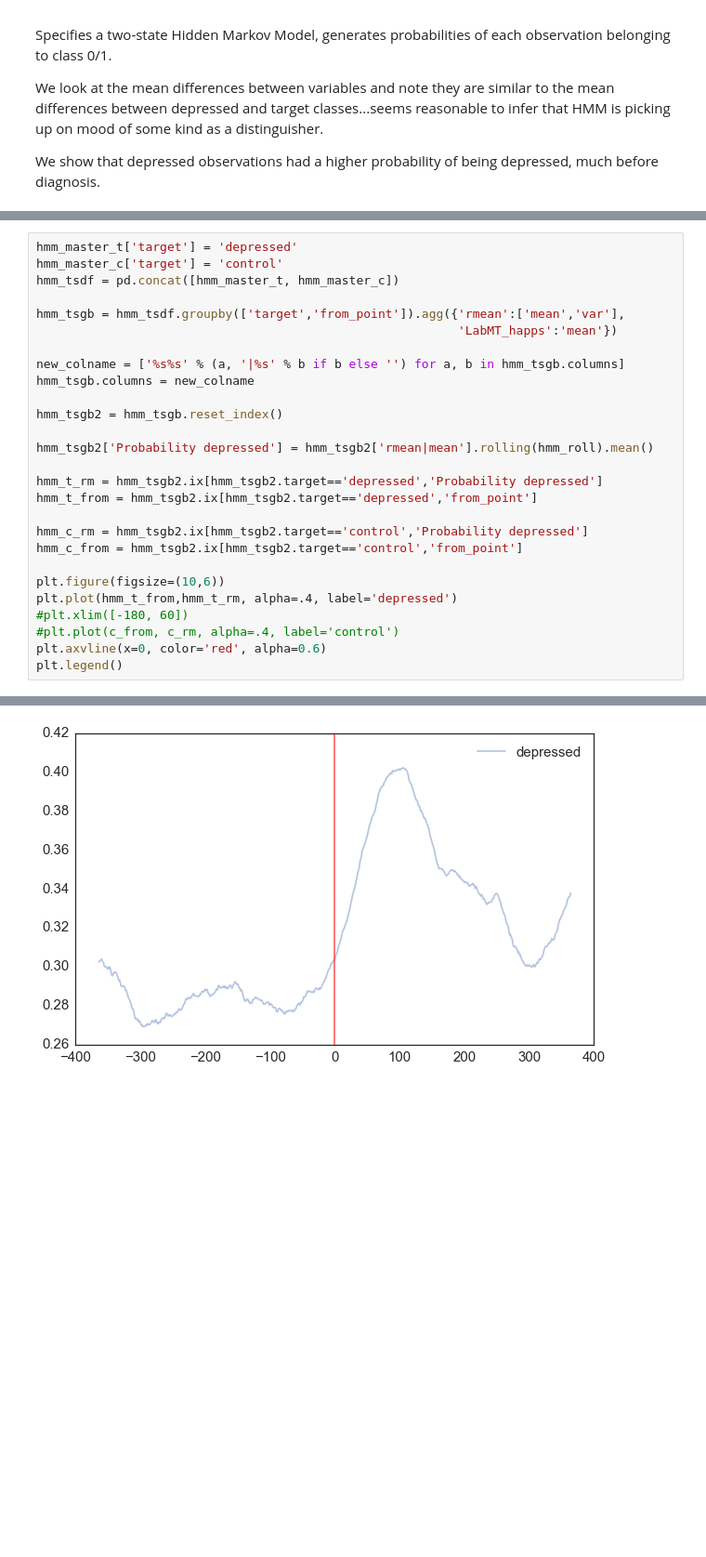
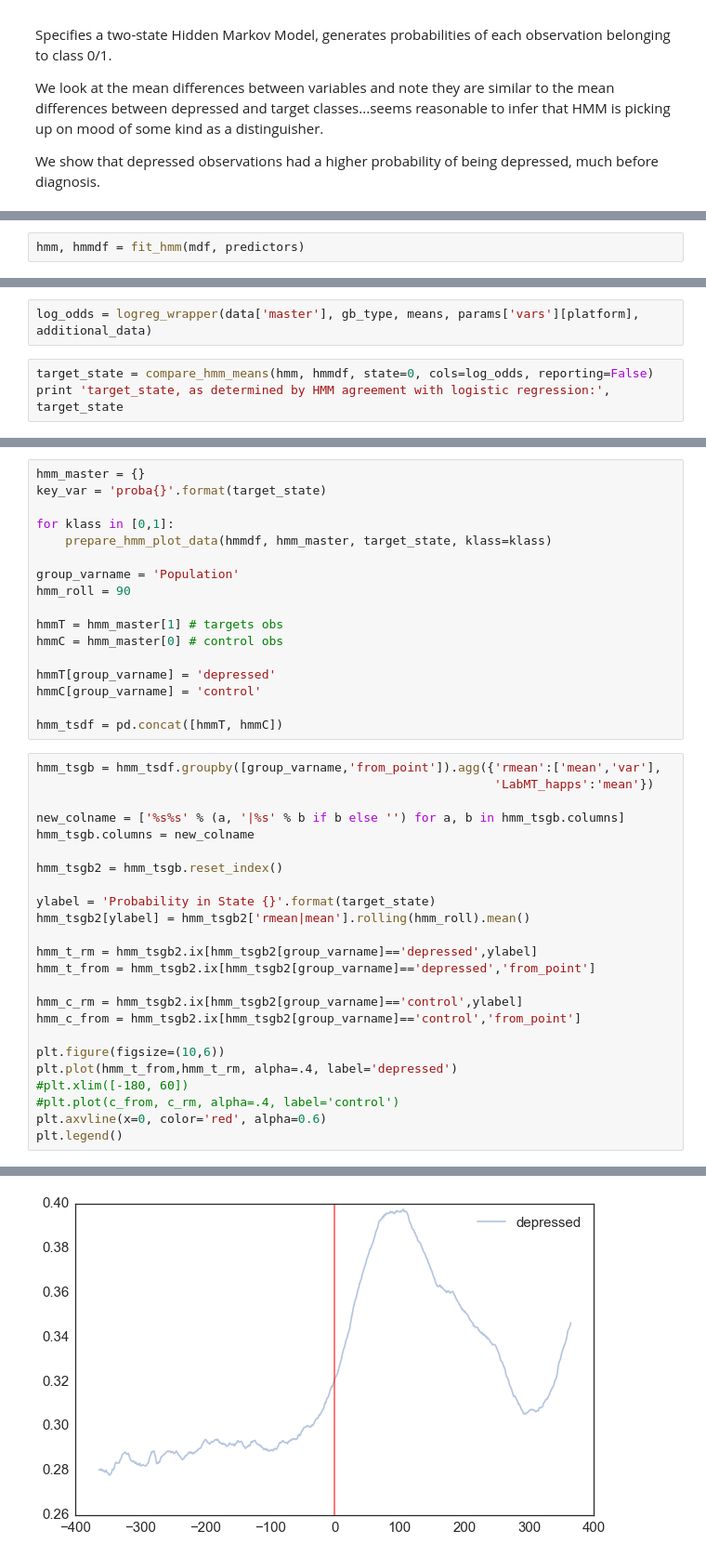
Before and after one commit to andrewreece/predicthealth, a Jupyter notebook: mixture_models.ipynb, the cells around one changed output, grey strips where cells are left out. Shown: that part at 93% size. Drawn from its saved outputs; the diff is of its cells as text; blank space fills up the shorter version.

Commit message:
Found HMM bug, fixed, and moved HMM functions to bgfunc. logreg_wrapper now returns list of tuples (predictor_name,log_odds)

```diff
--- a/mixture_models.ipynb
+++ b/mixture_models.ipynb
@@ -780,0 +603,2 @@ for idx in hmm_dff.ix[(hmm_dff.target==0) & hmm_dff[key_var].notnull(),:].index:
+# %%
+hmm, hmmdf = fit_hmm(mdf, predictors)
@@ -780,0 +625,5 @@ for idx in hmm_dff.ix[(hmm_dff.target==0) & hmm_dff[key_var].notnull(),:].index:
+# %%
+log_odds = logreg_wrapper(data['master'], gb_type, means, params['vars'][platform], additional_data)
+# %%
+target_state = compare_hmm_means(hmm, hmmdf, state=0, cols=log_odds, reporting=False)
+print 'target_state, as determined by HMM agreement with logistic regression:', target_state
@@ -781,30 +633,44 @@ for idx in hmm_dff.ix[(hmm_dff.target==0) & hmm_dff[key_var].notnull(),:].index:
+# %%
+hmm_master = {}
+key_var = 'proba{}'.format(target_state)
+
+for klass in [0,1]:
+    prepare_hmm_plot_data(hmmdf, hmm_master, target_state, klass=klass)
+
+group_varname = 'Population'
+hmm_roll = 90
+
+hmmT = hmm_master[1] # targets obs
+hmmC = hmm_master[0] # control obs
+
+hmmT[group_varname] = 'depressed'
+hmmC[group_varname] = 'control'
+
+hmm_tsdf = pd.concat([hmmT, hmmC])
 # %%
-hmm_master_t['target'] = 'depressed'
-hmm_master_c['target'] = 'control'
-hmm_tsdf = pd.concat([hmm_master_t, hmm_master_c])
-
-hmm_tsgb = hmm_tsdf.groupby(['target','from_point']).agg({'rmean':['mean','var'],
-                                                          'LabMT_happs':'mean'})
+hmm_tsgb = hmm_tsdf.groupby([group_varname,'from_point']).agg({'rmean':['mean','var'],
+                                                               'LabMT_happs':'mean'})
 
 new_colname = ['%s%s' % (a, '|%s' % b if b else '') for a, b in hmm_tsgb.columns]
 hmm_tsgb.columns = new_colname
 
 hmm_tsgb2 = hmm_tsgb.reset_index()
 
-hmm_tsgb2['Probability depressed'] = hmm_tsgb2['rmean|mean'].rolling(hmm_roll).mean()
+ylabel = 'Probability in State {}'.format(target_state)
+hmm_tsgb2[ylabel] = hmm_tsgb2['rmean|mean'].rolling(hmm_roll).mean()
 
-hmm_t_rm = hmm_tsgb2.ix[hmm_tsgb2.target=='depressed','Probability depressed']
-hmm_t_from = hmm_tsgb2.ix[hmm_tsgb2.target=='depressed','from_point']
+hmm_t_rm = hmm_tsgb2.ix[hmm_tsgb2[group_varname]=='depressed',ylabel]
+hmm_t_from = hmm_tsgb2.ix[hmm_tsgb2[group_varname]=='depressed','from_point']
 
-hmm_c_rm = hmm_tsgb2.ix[hmm_tsgb2.target=='control','Probability depressed']
-hmm_c_from = hmm_tsgb2.ix[hmm_tsgb2.target=='control','from_point']
+hmm_c_rm = hmm_tsgb2.ix[hmm_tsgb2[group_varname]=='control',ylabel]
+hmm_c_from = hmm_tsgb2.ix[hmm_tsgb2[group_varname]=='control','from_point']
 
 plt.figure(figsize=(10,6))
 plt.plot(hmm_t_from,hmm_t_rm, alpha=.4, label='depressed')
 #plt.xlim([-180, 60])
 #plt.plot(c_from, c_rm, alpha=.4, label='control')
 plt.axvline(x=0, color='red', alpha=0.6)
 plt.legend()
 # %% [output]
 <matplotlib.legend.Legend at 0x...>
-[figure, old version]
+[figure, new version]
```
Also changed, not shown: parts of 23 cells of this notebook, 1 other file.
